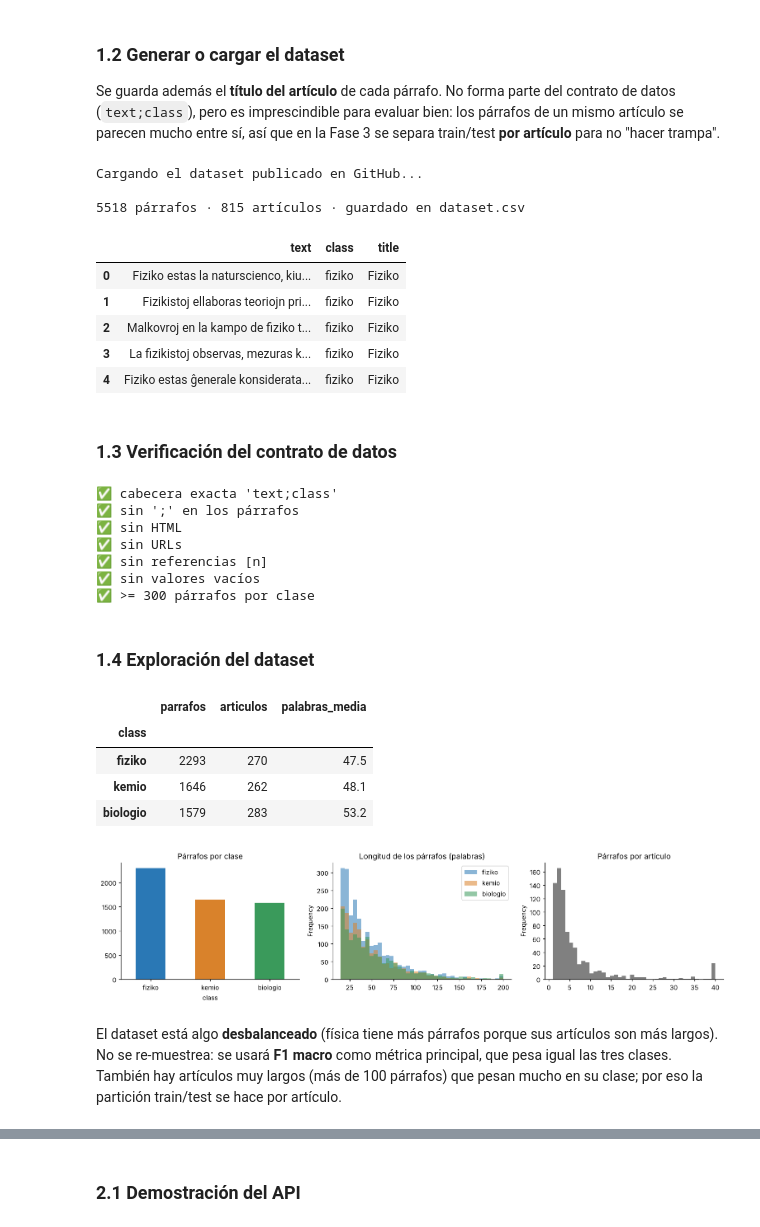
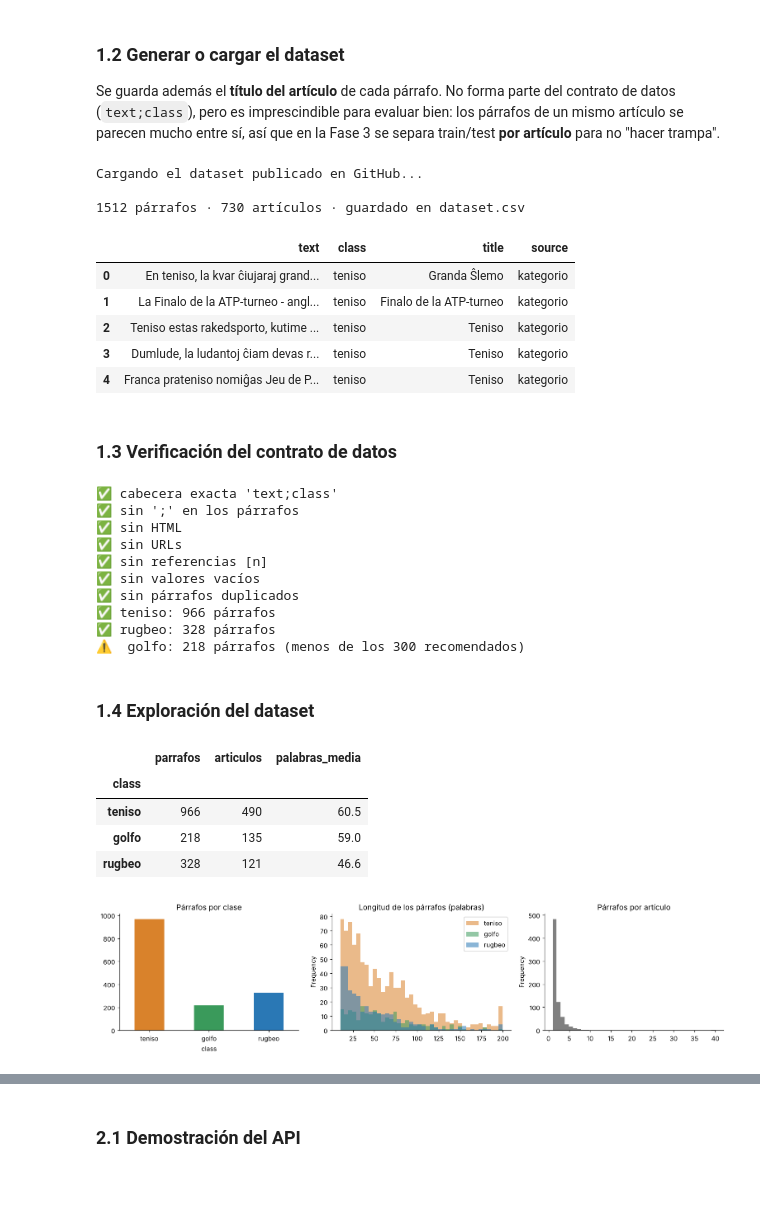
Before and after one commit to gonvt/Mineria-de-textos, a Jupyter notebook: notebooks/clasificacion_esperanto.ipynb, the cells around one changed output, grey strips where cells are left out. Drawn from its saved outputs; the diff is of its cells as text; code cells hidden in the pictures; blank space fills up the shorter version.

```diff
--- a/notebooks/clasificacion_esperanto.ipynb
+++ b/notebooks/clasificacion_esperanto.ipynb
@@ -49,8 +57,9 @@ de las dos fuentes**.
 # %%
 # ---------------------------- PARÁMETROS ----------------------------------
 GENERAR_DATASET = False        # True = volver a descargar todo desde Vikipedio
-MAX_ARTICULOS_POR_CLASE = 300  # artículos por categoría (solo si se genera)
-PROFUNDIDAD_SUBCATEGORIAS = 2  # niveles de subcategorías a recorrer
+MAX_ARTICULOS_POR_CLASE = 400  # artículos de la categoría (solo si se genera)
+PROFUNDIDAD_SUBCATEGORIAS = 3  # niveles de subcategorías a recorrer
+MAX_BUSQUEDA = 500             # artículos por búsqueda en el buscador de Vikipedio
 SEED = 42                      # semilla para que los resultados sean reproducibles
 
 URL_DATASET = "https://raw.githubusercontent.com/gonvt/Mineria-de-textos/main/data/dataset_con_titulos.csv"   # text;class;title
@@ -79,7 +88,7 @@ np.random.seed(SEED)
 
 pd.set_option("display.max_colwidth", 120)
 plt.rcParams.update({"figure.dpi": 110, "axes.spines.top": False, "axes.spines.right": False})
-COLORES = {"fiziko": "#2a78b5", "kemio": "#d9822b", "biologio": "#3a9a5b"}
+COLORES = {"teniso": "#d9822b", "golfo": "#3a9a5b", "rugbeo": "#2a78b5"}
 
 print("Python      ", sys.version.split()[0])
 for lib in (pd, np, sklearn, matplotlib, requests):
@@ -373,9 +458,9 @@ párrafos de un mismo artículo se parecen mucho entre sí, así que en la Fase
 separa train/test **por artículo** para no "hacer trampa".
 # %%
 def generar_dataset():
-    print("Descargando artículos de Vikipedio... (puede tardar ~10-15 min)")
+    print("Descargando artículos de Vikipedio... (puede tardar ~15 min)")
     t0 = time.time()
-    raw = download_articles(CATEGORIES, MAX_ARTICULOS_POR_CLASE, PROFUNDIDAD_SUBCATEGORIAS)
+    raw = download_articles(TOPICS, MAX_ARTICULOS_POR_CLASE, PROFUNDIDAD_SUBCATEGORIAS, MAX_BUSQUEDA)
     df = build_dataset(raw)
     print(f"Dataset generado en {time.time() - t0:.0f} s")
     return df
@@ -408,13 +493,13 @@ df.head()
 # %% [output]
 Cargando el dataset publicado en GitHub...
 
-5518 párrafos · 815 artículos · guardado en dataset.csv
+1512 párrafos · 730 artículos · guardado en dataset.csv
-|  | text | class | title |
-| 0 | Fiziko estas la naturscienco, kiu... | fiziko | Fiziko |
-| 1 | Fizikistoj ellaboras teoriojn pri... | fiziko | Fiziko |
-| 2 | Malkovroj en la kampo de fiziko t... | fiziko | Fiziko |
-| 3 | La fizikistoj observas, mezuras k... | fiziko | Fiziko |
-| 4 | Fiziko estas ĝenerale konsiderata... | fiziko | Fiziko |
+|  | text | class | title | source |
+| 0 | En teniso, la kvar ĉiujaraj grand... | teniso | Granda Ŝlemo | kategorio |
+| 1 | La Finalo de la ATP-turneo - angl... | teniso | Finalo de la ATP-turneo | kategorio |
+| 2 | Teniso estas rakedsporto, kutime ... | teniso | Teniso | kategorio |
+| 3 | Dumlude, la ludantoj ĉiam devas r... | teniso | Teniso | kategorio |
+| 4 | Franca prateniso nomiĝas Jeu de P... | teniso | Teniso | kategorio |
 # %% [markdown]
 ### 1.3 Verificación del contrato de datos
 # %%
@@ -426,11 +511,15 @@ comprobaciones = {
     "sin URLs": not contrato["text"].str.contains(r"https?://|www\.").any(),
     "sin referencias [n]": not contrato["text"].str.contains(r"\[\d+\]").any(),
     "sin valores vacíos": not contrato.isna().any().any(),
-    ">= 300 párrafos por clase": (contrato["class"].value_counts() >= 300).all(),
+    "sin párrafos duplicados": not contrato["text"].duplicated().any(),
 }
 for regla, ok in comprobaciones.items():
     print(("✅" if ok else "❌"), regla)
 assert all(comprobaciones.values())
+
+# Recomendación del enunciado (no obligatoria): más de 300 párrafos por clase
+for clase, n in contrato["class"].value_counts().items():
+    print(("✅" if n >= 300 else "⚠️ "), f"{clase}: {n} párrafos", "" if n >= 300 else "(menos de los 300 recomendados)")
 # %% [output]
 ✅ cabecera exacta 'text;class'
 ✅ sin ';' en los párrafos
@@ -438,37 +527,34 @@ assert all(comprobaciones.values())
 ✅ sin URLs
 ✅ sin referencias [n]
 ✅ sin valores vacíos
-✅ >= 300 párrafos por clase
+✅ sin párrafos duplicados
+✅ teniso: 966 párrafos
+✅ rugbeo: 328 párrafos
+⚠️  golfo: 218 párrafos (menos de los 300 recomendados)
 # %% [markdown]
 ### 1.4 Exploración del dataset
 # %%
 resumen = df.groupby("class").agg(
     parrafos=("text", "size"),
     articulos=("title", "nunique"),
     palabras_media=("text", lambda s: s.str.split().str.len().mean()),
-).round(1).loc[list(CATEGORIES)]
+).round(1).loc[list(TOPICS)]
 display(resumen)
 
 fig, axes = plt.subplots(1, 3, figsize=(14, 3.6))
 resumen["parrafos"].plot.bar(ax=axes[0], color=[COLORES[c] for c in resumen.index], rot=0)
 axes[0].set_title("Párrafos por clase")
-for c in CATEGORIES:
+for c in TOPICS:
     df.loc[df["class"] == c, "text"].str.split().str.len().clip(upper=200).plot.hist(
         ax=axes[1], bins=40, alpha=0.55, color=COLORES[c], label=c)
 axes[1].set_title("Longitud de los párrafos (palabras)"); axes[1].legend()
 df.groupby("title").size().clip(upper=40).plot.hist(ax=axes[2], bins=40, color="grey")
 axes[2].set_title("Párrafos por artículo")
 plt.tight_layout(); plt.show()
 # %% [output]
 |  | parrafos | articulos | palabras_media |
 | class |  |  |  |
-| fiziko | 2293 | 270 | 47.5 |
-| kemio | 1646 | 262 | 48.1 |
-| biologio | 1579 | 283 | 53.2 |
+| teniso | 966 | 490 | 60.5 |
+| golfo | 218 | 135 | 59.0 |
+| rugbeo | 328 | 121 | 46.6 |
-[figure, old version]
+[figure, new version]
-# %% [markdown]
-El dataset está algo **desbalanceado** (física tiene más párrafos porque sus
-artículos son más largos). No se re-muestrea: se usará **F1 macro** como métrica
-principal, que pesa igual las tres clases. También hay artículos muy largos
-(más de 100 párrafos) que pesan mucho en su clase; por eso la partición
-train/test se hace por artículo.
```
Also changed, not shown: parts of 36 cells of this notebook, 3 other files.
